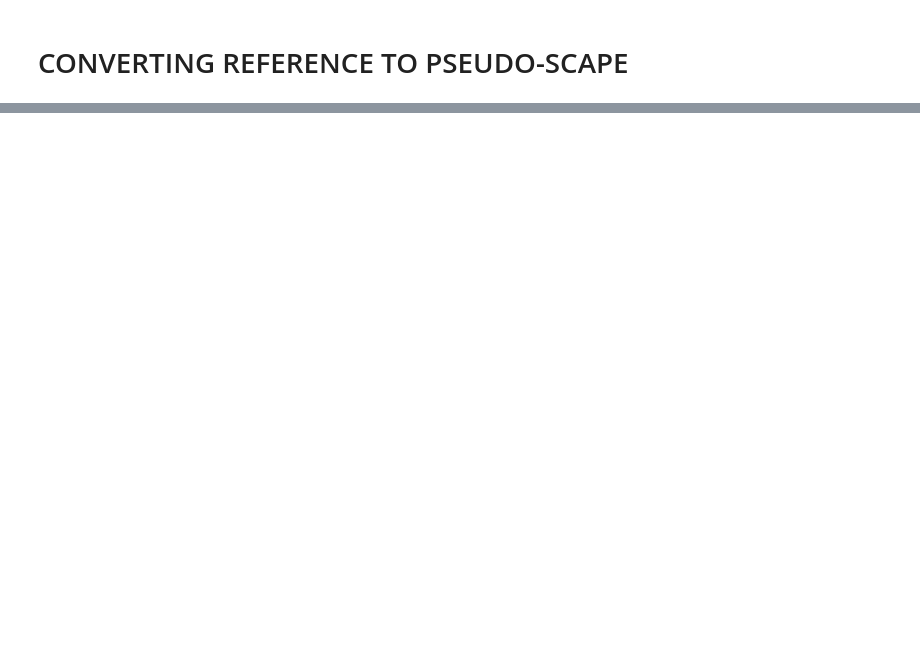
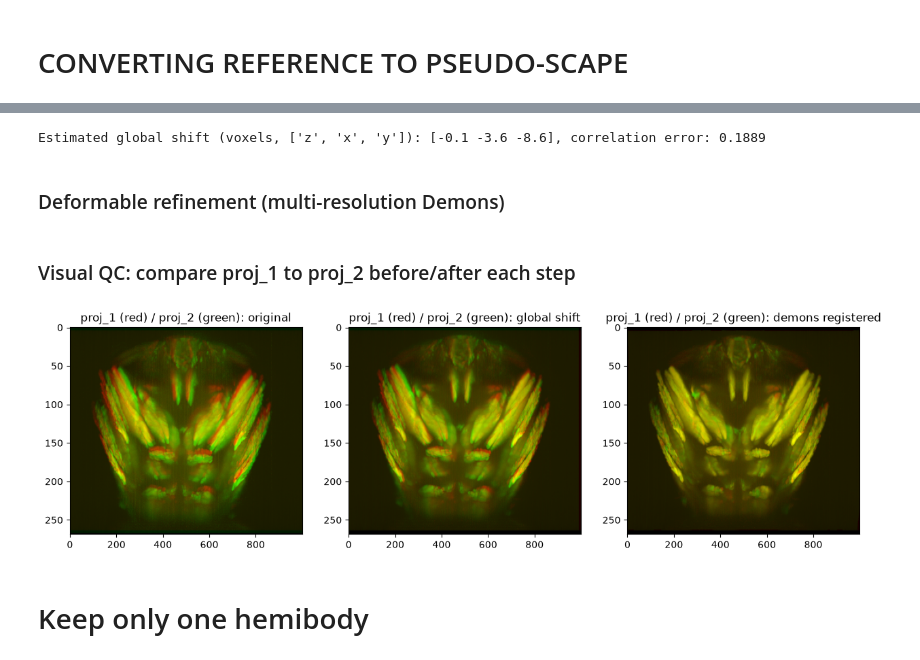
Before and after one commit to azmaite/Devel, a Jupyter notebook: Pupa_muscle_imaging/scape/MANUAL/align_acc_heart.ipynb, the cells around one changed output, grey strips where cells are left out. Drawn from its saved outputs; the diff is of its cells as text; code cells hidden in the pictures; blank space fills up the shorter version.

```diff
--- a/Pupa_muscle_imaging/scape/MANUAL/align_acc_heart.ipynb
+++ b/Pupa_muscle_imaging/scape/MANUAL/align_acc_heart.ipynb
@@ -516,0 +669,19 @@ Text(0.5, 1.0, 'Pseudo-SCAPE (30, 5, 100.0)')
+# %%
+from skimage.registration import phase_cross_correlation
+from scipy.ndimage import shift as ndi_shift
+
+# unnormalized cross-correlation (normalization=None), since the default
+# phase-only normalization is dominated by the sharp edges introduced by
+# the zero-padding above and gives a spurious shift; float64 avoids a
+# float32 overflow in skimage's internal error-confidence computation
+global_shift, error, _ = phase_cross_correlation(
+    proj_1_pad.astype(np.float64), proj_2_pad.astype(np.float64),
+    upsample_factor=10, normalization=None,
+)
+print(f'Estimated global shift (voxels, {axes_order}): {global_shift}, correlation error: {error:.4f}')
+
+proj_2_prealigned = ndi_shift(proj_2_pad, shift=global_shift, order=1, mode='constant', cval=0)
+# %% [output]
+Estimated global shift (voxels, ['z', 'x', 'y']): [-0.1 -3.6 -8.6], correlation error: 0.1889
+# %% [markdown]
+### Deformable refinement (multi-resolution Demons)
@@ -516,0 +810,60 @@ Text(0.5, 1.0, 'Pseudo-SCAPE (30, 5, 100.0)')
+# %% [markdown]
+### Visual QC: compare proj_1 to proj_2 before/after each step
+# %%
+def red_green_overlay(red_volume: np.ndarray, green_volume: np.ndarray,
+                       vmin: float = 0, vmax: float = None) -> np.ndarray:
+    """
+    Builds an RGB image with `red_volume` in the red channel and
+    `green_volume` in the green channel, for visually checking spatial
+    overlap (well-aligned structures appear yellow).
+
+    Parameters
+    ----------
+    red_volume : ndarray
+        2D image for the red channel (e.g. a max-z projection of
+        `proj_1_pad`).
+
+    green_volume : ndarray
+        2D image for the green channel, same shape as `red_volume`.
+
+    vmin : float
+        Intensity mapped to zero channel brightness.
+
+    vmax : float or None
+        Intensity mapped to full channel brightness; values are
+        clipped to `[vmin, vmax]` beforehand. If None (default), uses
+        the 99.9th percentile of `red_volume` and `green_volume`
+        combined, so this adapts automatically whether the inputs are
+        raw intensities or e.g. `log1p`-compressed.
+
+    Returns
+    -------
+    ndarray
+        RGB image of shape `(*red_volume.shape, 3)`, float in [0, 1].
+    """
+    if vmax is None:
+        vmax = np.percentile(np.concatenate([red_volume.ravel(), green_volume.ravel()]), 99.9)
+
+    def normalize(volume):
+        return np.clip((volume - vmin) / (vmax - vmin), 0, 1)
+
+    rgb = np.zeros((*red_volume.shape, 3))
+    rgb[..., 0] = normalize(red_volume)
+    rgb[..., 1] = normalize(green_volume)
+    return rgb
+
+ax_proj=0
+proj_1_pad_flat = np.max(proj_1_pad, axis=ax_proj)
+
+fig, axs = plt.subplots(1, 3, figsize=[15, 5])
+for ax_plot, volume, title in zip(
+    axs, (proj_2_pad, proj_2_prealigned, proj_2_registered),
+    ('original', 'global shift', 'demons registered'),
+):
+    overlay = red_green_overlay(proj_1_pad_flat, np.max(volume, axis=ax_proj), vmin=4.5, vmax=7)
+    ax_plot.imshow(overlay, aspect=aspect_ratio[ax_proj])
+    ax_plot.set_title(f'proj_1 (red) / proj_2 (green): {title}')
+# %% [output]
+[figure, added]
+# %% [markdown]
+# Keep only one hemibody
```
Also changed, not shown: parts of 17 cells of this notebook, 1 other file.
